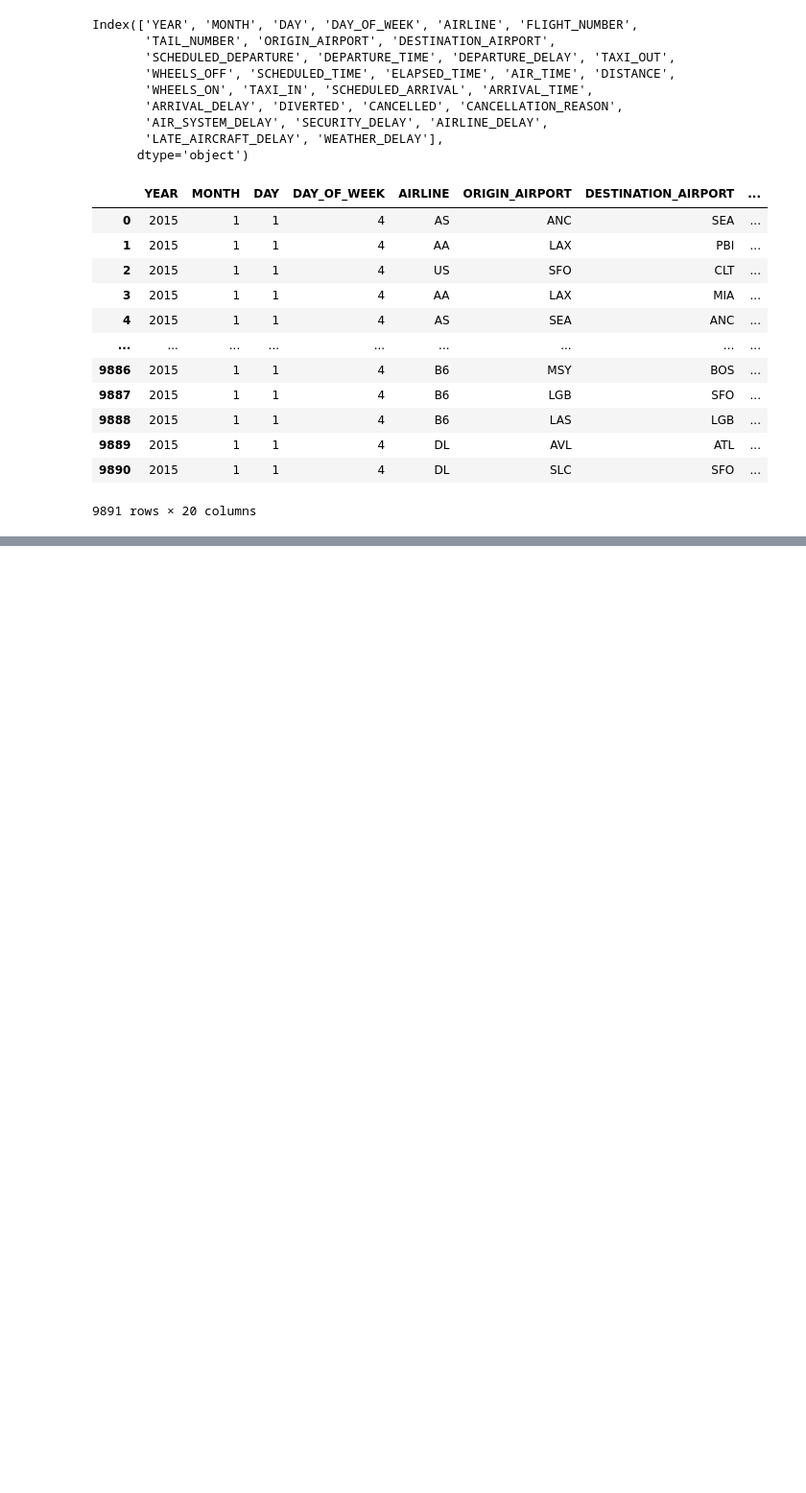
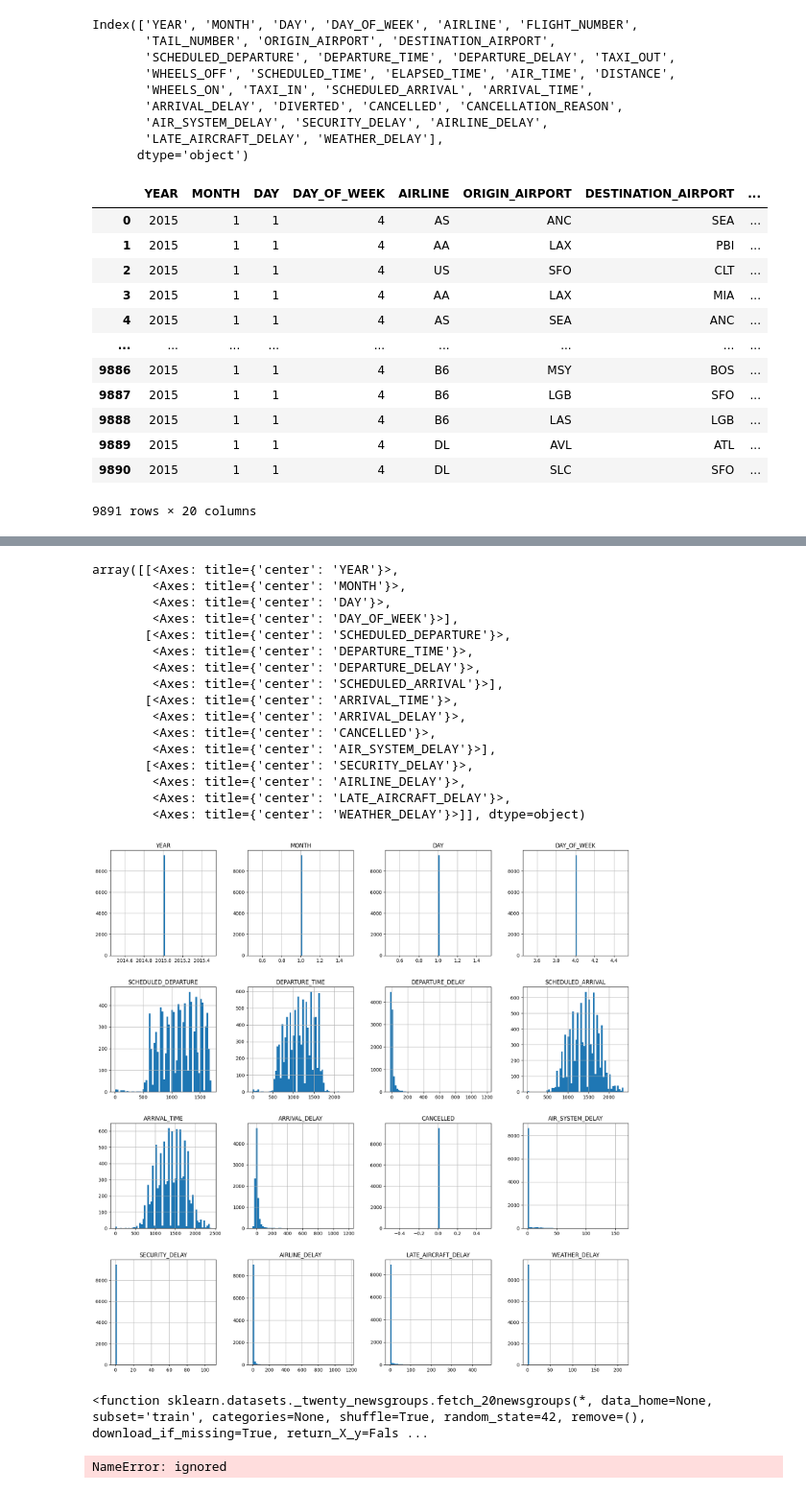
Before and after one commit to terrytaylorbonn/Gitflow, a Jupyter notebook: model_training_0919.ipynb, the cells around one changed output, grey strips where cells are left out. Shown at 96% size. Drawn from its saved outputs; the diff is of its cells as text; code cells hidden in the pictures; blank space fills up the shorter version.

```diff
--- a/model_training_0919.ipynb
+++ b/model_training_0919.ipynb
@@ -84,0 +185,3 @@ flights
+# %%
+flights = flights[~flights['ARRIVAL_DELAY'].isna()]
+flights.shape
@@ -84,0 +234,20 @@ flights
+# %%
+flights.hist(bins=60, figsize=(20,20))
+# %% [output]
+array([[<Axes: title={'center': 'YEAR'}>,
+        <Axes: title={'center': 'MONTH'}>,
+        <Axes: title={'center': 'DAY'}>,
+        <Axes: title={'center': 'DAY_OF_WEEK'}>],
+       [<Axes: title={'center': 'SCHEDULED_DEPARTURE'}>,
+        <Axes: title={'center': 'DEPARTURE_TIME'}>,
+        <Axes: title={'center': 'DEPARTURE_DELAY'}>,
+        <Axes: title={'center': 'SCHEDULED_ARRIVAL'}>],
+       [<Axes: title={'center': 'ARRIVAL_TIME'}>,
+        <Axes: title={'center': 'ARRIVAL_DELAY'}>,
+        <Axes: title={'center': 'CANCELLED'}>,
+        <Axes: title={'center': 'AIR_SYSTEM_DELAY'}>],
+       [<Axes: title={'center': 'SECURITY_DELAY'}>,
+        <Axes: title={'center': 'AIRLINE_DELAY'}>,
+        <Axes: title={'center': 'LATE_AIRCRAFT_DELAY'}>,
+        <Axes: title={'center': 'WEATHER_DELAY'}>]], dtype=object)
+[figure, added]
@@ -84,0 +259,10 @@ flights
+# %%
+newsgroups_train
+# %% [output]
+<function sklearn.datasets._twenty_newsgroups.fetch_20newsgroups(*, data_home=None, subset='train', categories=None, shuffle=True, random_state=42, remove=(), download_if_missing=True, return_X_y=Fals ...
+# %%
+from sklearn.model_selection import train_test_split
+
+X_train, X_test, y_train, y_test = train_test_split(X_flights, y_flights, test_size=0.30, random_state=15)
+# %% [output]
+NameError: ignored
```
Also changed, not shown: parts of 11 cells of this notebook.
